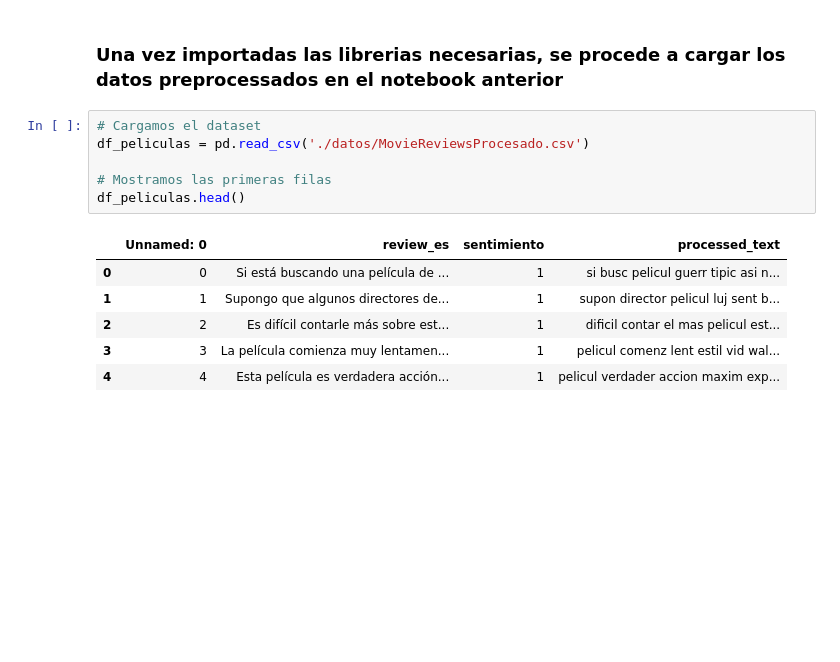
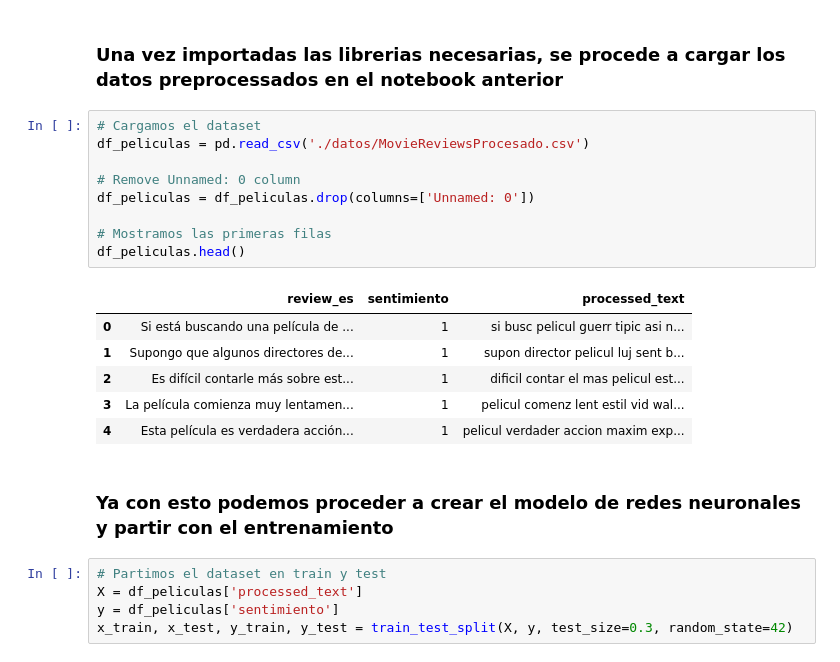
Before and after one commit to Zucaritas-BI/Proyecto-1, a Jupyter notebook: ModeloNeuralNetwork.ipynb, the cells around one changed output. Drawn from its saved outputs; the diff is of its cells as text; blank space fills up the shorter version.

```diff
--- a/ModeloNeuralNetwork.ipynb
+++ b/ModeloNeuralNetwork.ipynb
@@ -38,13 +50,23 @@ from sklearn.metrics import classification_report
 # %%
 # Cargamos el dataset
 df_peliculas = pd.read_csv('./datos/MovieReviewsProcesado.csv')
 
+# Remove Unnamed: 0 column
+df_peliculas = df_peliculas.drop(columns=['Unnamed: 0'])
+
 # Mostramos las primeras filas
 df_peliculas.head()
 # %% [output]
-|  | Unnamed: 0 | review_es | sentimiento | processed_text |
-| 0 | 0 | Si está buscando una película de ... | 1 | si busc pelicul guerr tipic asi n... |
-| 1 | 1 | Supongo que algunos directores de... | 1 | supon director pelicul luj sent b... |
-| 2 | 2 | Es difícil contarle más sobre est... | 1 | dificil contar el mas pelicul est... |
-| 3 | 3 | La película comienza muy lentamen... | 1 | pelicul comenz lent estil vid wal... |
-| 4 | 4 | Esta película es verdadera acción... | 1 | pelicul verdader accion maxim exp... |
+|  | review_es | sentimiento | processed_text |
+| 0 | Si está buscando una película de ... | 1 | si busc pelicul guerr tipic asi n... |
+| 1 | Supongo que algunos directores de... | 1 | supon director pelicul luj sent b... |
+| 2 | Es difícil contarle más sobre est... | 1 | dificil contar el mas pelicul est... |
+| 3 | La película comienza muy lentamen... | 1 | pelicul comenz lent estil vid wal... |
+| 4 | Esta película es verdadera acción... | 1 | pelicul verdader accion maxim exp... |
+# %% [markdown]
+### Ya con esto podemos proceder a crear el modelo de redes neuronales y partir con el entrenamiento
+# %%
+# Partimos el dataset en train y test
+X = df_peliculas['processed_text']
+y = df_peliculas['sentimiento']
+x_train, x_test, y_train, y_test = train_test_split(X, y, test_size=0.3, random_state=42)
```
Also changed, not shown: parts of 13 cells of this notebook.
